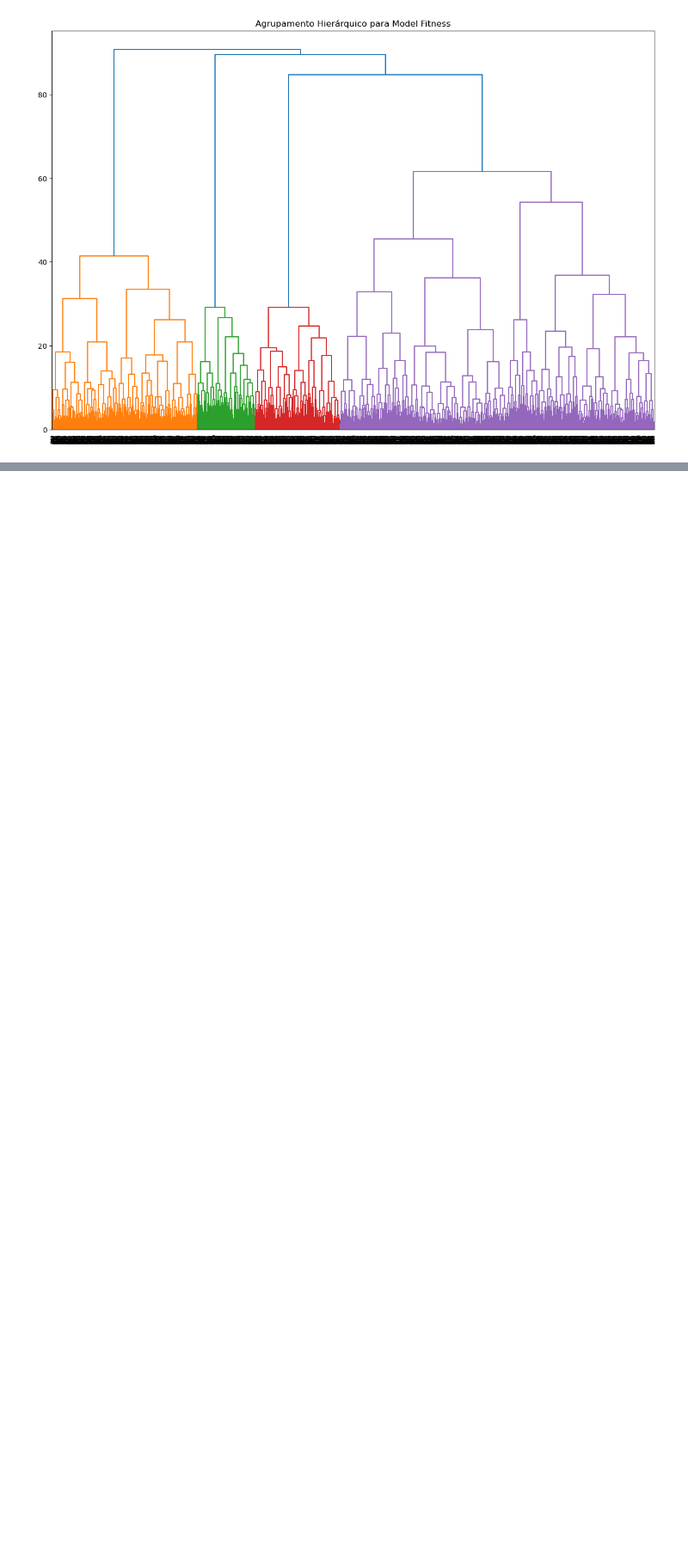
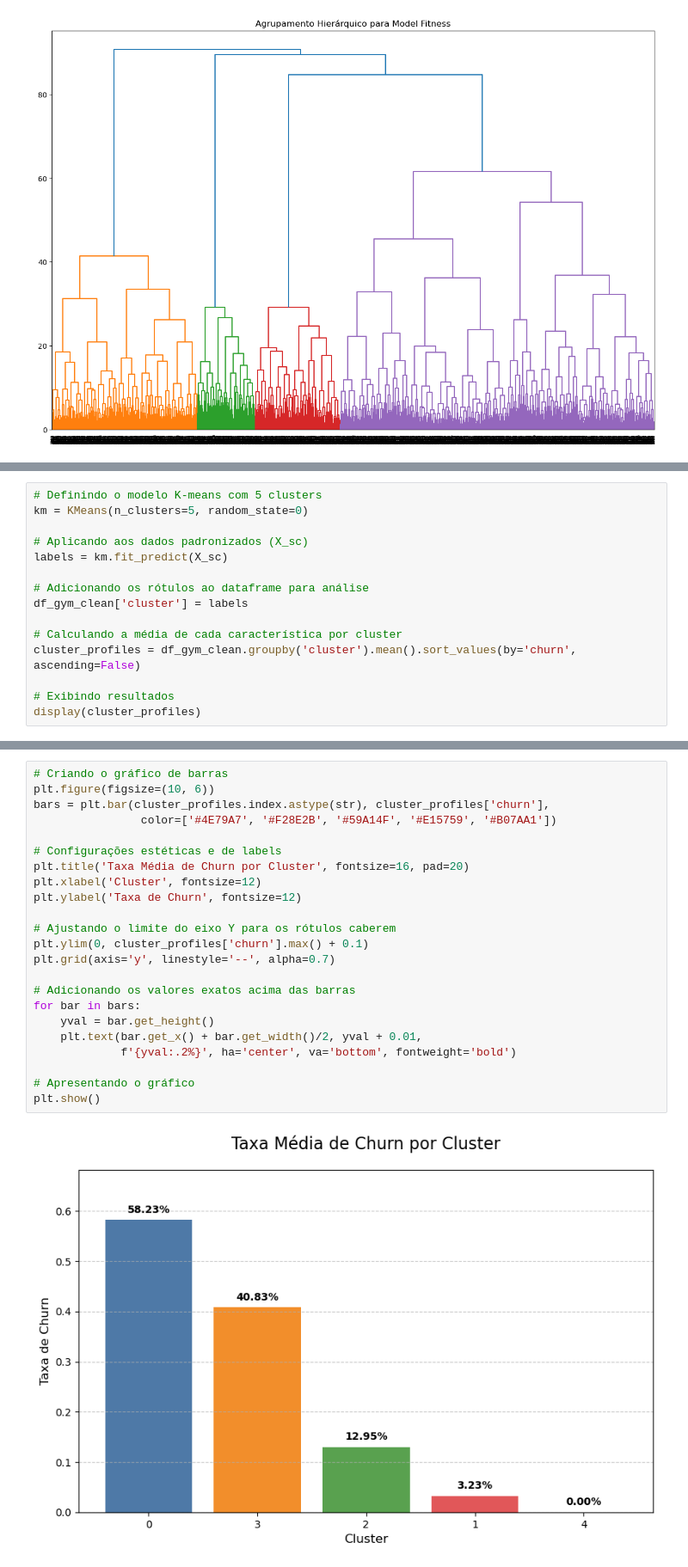
Before and after one commit to fabcmc/Tripleten-Projects, a Jupyter notebook: Sprint 13/project_sprint_13.ipynb, the cells around one changed output, grey strips where cells are left out. Shown at 86% size. Cells and saved outputs as stored; diff of their text form; blank space fills up the shorter version.

```diff
--- a/Sprint 13/project_sprint_13.ipynb
+++ b/Sprint 13/project_sprint_13.ipynb
@@ -313,0 +326,15 @@ Entender método 'ward'!
+# %%
+# Definindo o modelo K-means com 5 clusters
+km = KMeans(n_clusters=5, random_state=0)
+
+# Aplicando aos dados padronizados (X_sc)
+labels = km.fit_predict(X_sc)
+
+# Adicionando os rótulos ao dataframe para análise
+df_gym_clean['cluster'] = labels
+
+# Calculando a média de cada característica por cluster
+cluster_profiles = df_gym_clean.groupby('cluster').mean().sort_values(by='churn', ascending=False)
+
+# Exibindo resultados
+display(cluster_profiles)
@@ -313,0 +351,25 @@ Entender método 'ward'!
+# %%
+# Criando o gráfico de barras
+plt.figure(figsize=(10, 6))
+bars = plt.bar(cluster_profiles.index.astype(str), cluster_profiles['churn'],
+                color=['#4E79A7', '#F28E2B', '#59A14F', '#E15759', '#B07AA1'])
+
+# Configurações estéticas e de labels
+plt.title('Taxa Média de Churn por Cluster', fontsize=16, pad=20)
+plt.xlabel('Cluster', fontsize=12)
+plt.ylabel('Taxa de Churn', fontsize=12)
+
+# Ajustando o limite do eixo Y para os rótulos caberem
+plt.ylim(0, cluster_profiles['churn'].max() + 0.1)
+plt.grid(axis='y', linestyle='--', alpha=0.7)
+
+# Adicionando os valores exatos acima das barras
+for bar in bars:
+    yval = bar.get_height()
+    plt.text(bar.get_x() + bar.get_width()/2, yval + 0.01,
+             f'{yval:.2%}', ha='center', va='bottom', fontweight='bold')
+
+# Apresentando o gráfico
+plt.show()
+# %% [output]
+[figure, added]
```
Also changed, not shown: parts of 6 cells of this notebook.
